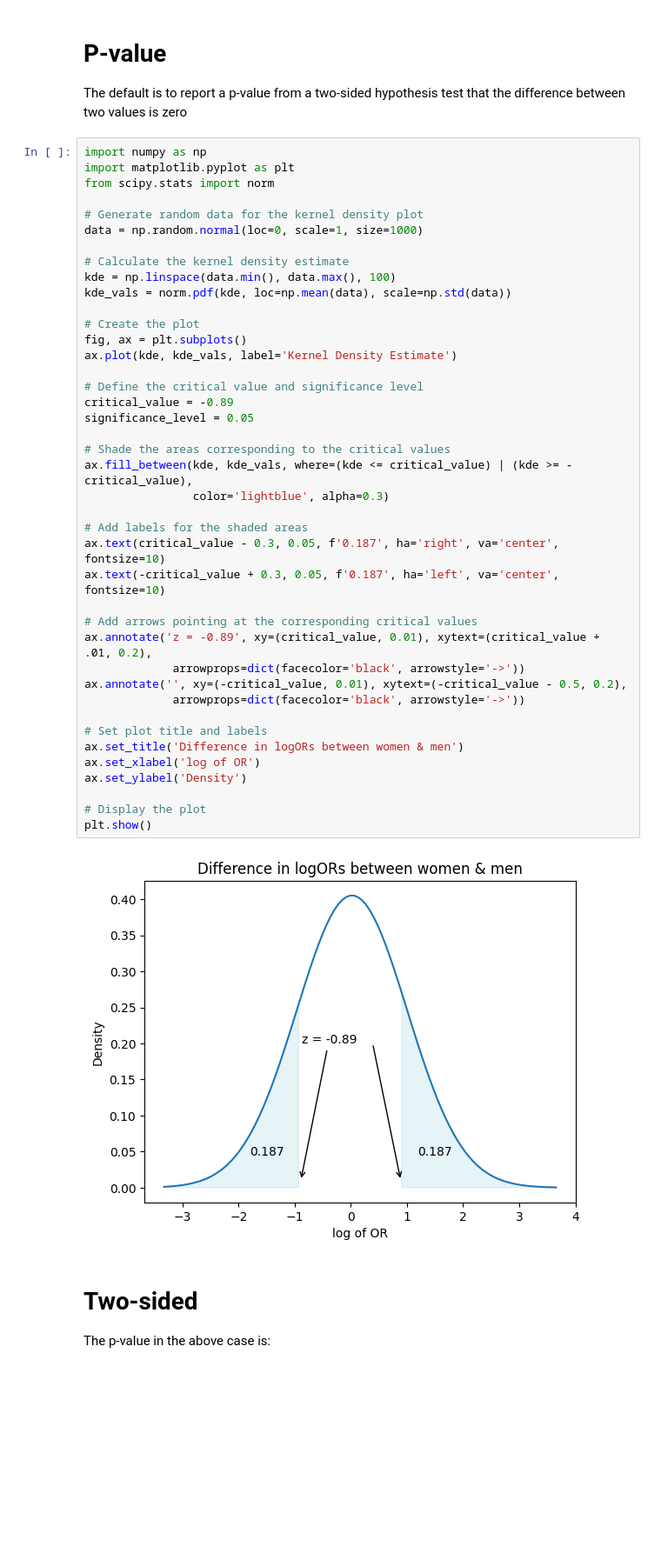
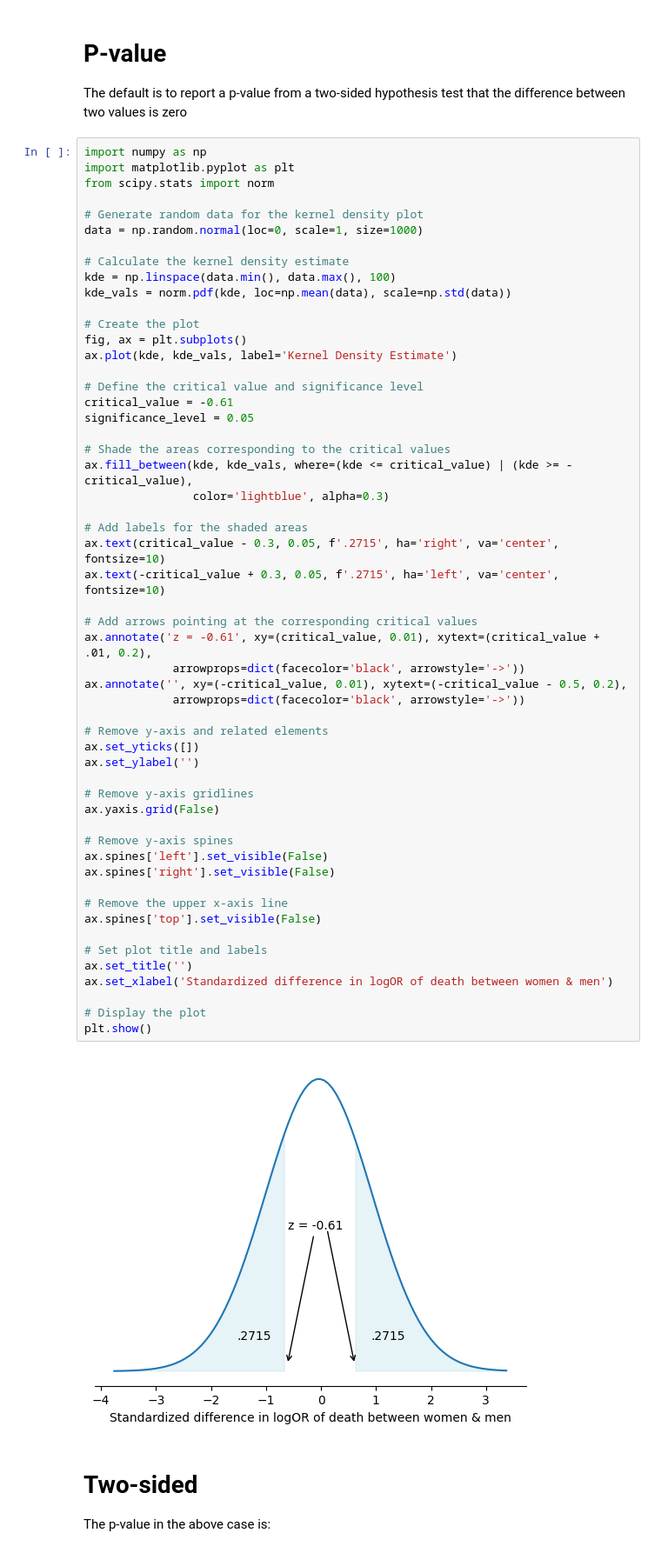
Before and after one commit to jhustata/livre, a Jupyter notebook: _build/jupyter_execute/pvalue.ipynb, the cells around one changed output. Shown at 87% size. Saved outputs shown, nothing was run; the diff lists cells and outputs as text; blank space fills up the shorter version.

Commit message:
harping on p-values, visual depiction, manual estimation for stata13,flexible program to help stata13

```diff
--- a/_build/jupyter_execute/pvalue.ipynb
+++ b/_build/jupyter_execute/pvalue.ipynb
@@ -57,41 +57,54 @@ from scipy.stats import norm
 # Generate random data for the kernel density plot
 data = np.random.normal(loc=0, scale=1, size=1000)
 
 # Calculate the kernel density estimate
 kde = np.linspace(data.min(), data.max(), 100)
 kde_vals = norm.pdf(kde, loc=np.mean(data), scale=np.std(data))
 
 # Create the plot
 fig, ax = plt.subplots()
 ax.plot(kde, kde_vals, label='Kernel Density Estimate')
 
 # Define the critical value and significance level
-critical_value = -0.89
+critical_value = -0.61
 significance_level = 0.05
 
 # Shade the areas corresponding to the critical values
 ax.fill_between(kde, kde_vals, where=(kde <= critical_value) | (kde >= -critical_value),
                 color='lightblue', alpha=0.3)
 
 # Add labels for the shaded areas
-ax.text(critical_value - 0.3, 0.05, f'0.187', ha='right', va='center', fontsize=10)
-ax.text(-critical_value + 0.3, 0.05, f'0.187', ha='left', va='center', fontsize=10)
+ax.text(critical_value - 0.3, 0.05, f'.2715', ha='right', va='center', fontsize=10)
+ax.text(-critical_value + 0.3, 0.05, f'.2715', ha='left', va='center', fontsize=10)
 
 # Add arrows pointing at the corresponding critical values
-ax.annotate('z = -0.89', xy=(critical_value, 0.01), xytext=(critical_value + .01, 0.2),
+ax.annotate('z = -0.61', xy=(critical_value, 0.01), xytext=(critical_value + .01, 0.2),
              arrowprops=dict(facecolor='black', arrowstyle='->'))
 ax.annotate('', xy=(-critical_value, 0.01), xytext=(-critical_value - 0.5, 0.2),
              arrowprops=dict(facecolor='black', arrowstyle='->'))
 
+# Remove y-axis and related elements
+ax.set_yticks([])
+ax.set_ylabel('')
+
+# Remove y-axis gridlines
+ax.yaxis.grid(False)
+
+# Remove y-axis spines
+ax.spines['left'].set_visible(False)
+ax.spines['right'].set_visible(False)
+
+# Remove the upper x-axis line
+ax.spines['top'].set_visible(False)
+
 # Set plot title and labels
-ax.set_title('Difference in logORs between women & men')
-ax.set_xlabel('log of OR')
-ax.set_ylabel('Density')
+ax.set_title('')
+ax.set_xlabel('Standardized difference in logOR of death between women & men')
 
 # Display the plot
 plt.show()
 # %% [output]
-[figure, old version]
+[figure, new version]
 # %% [markdown]
 # Two-sided
 
```
Also changed, not shown: parts of 9 cells of this notebook, 7 other files.
